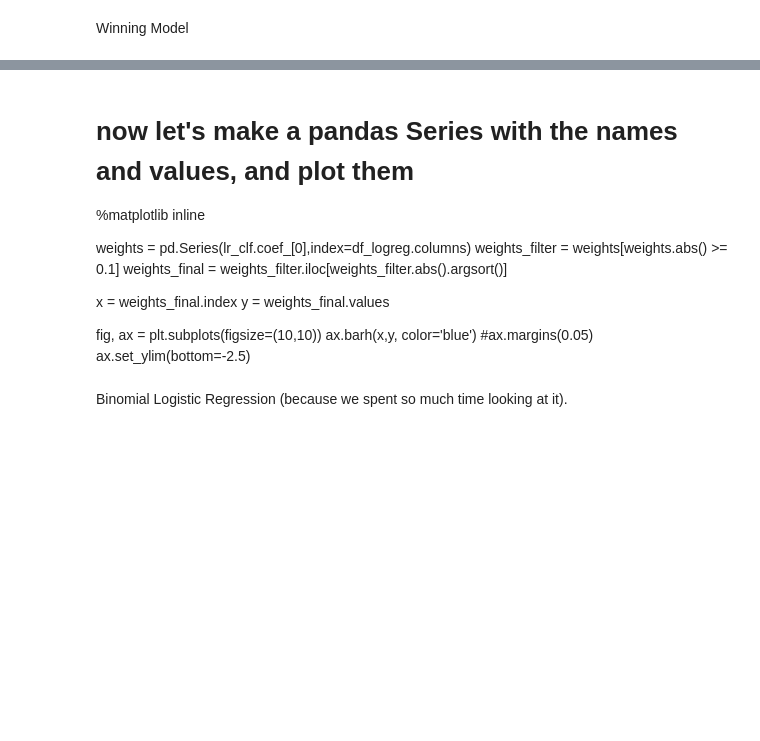
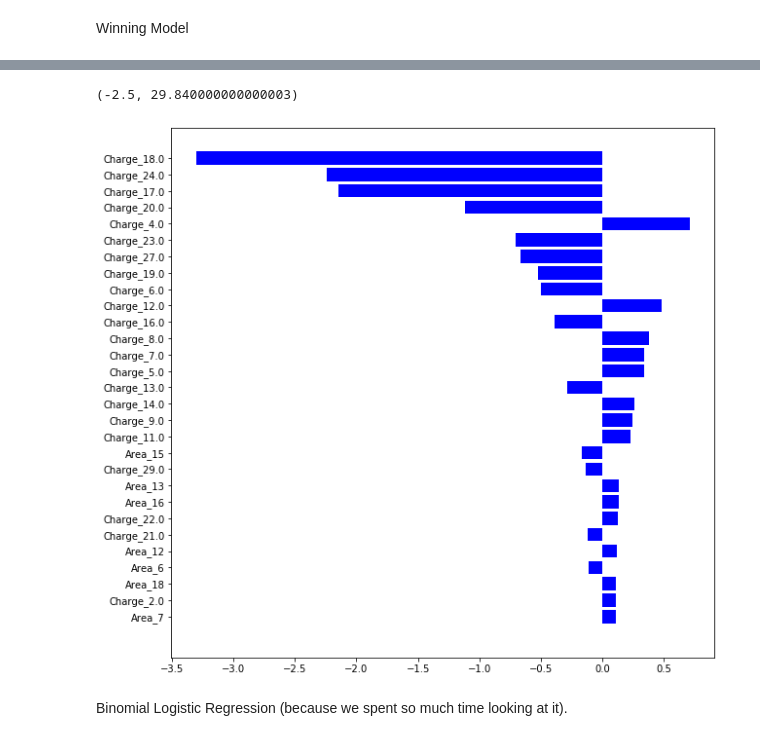
Before and after one commit to EdwardAF-IT/machine-learning-i-group-project, a Jupyter notebook: Code/Lab2_FordFryNavaTan_Final.ipynb, the cells around one changed output, grey strips where cells are left out. Drawn from its saved outputs; the diff is of its cells as text; code cells hidden in the pictures; blank space fills up the shorter version.

Commit message:
More logistic regression code changes

```diff
--- a/Code/Lab2_FordFryNavaTan_Final.ipynb
+++ b/Code/Lab2_FordFryNavaTan_Final.ipynb
@@ -584,0 +574,21 @@ for coef, name in zipped:
+# %%
+%%time
+
+lr_clf = LogisticRegression(multi_class='multinomial', penalty='l2', solver='lbfgs',random_state=1234, class_weight='balanced')
+yhat=np.zeros(y.shape)
+std_scl = StandardScaler()
+
+# create the pipline
+piped_object = Pipeline([('scale', std_scl), ('logit_model', lr_clf)])
+
+# run the pipline corssvalidated
+for train, test in cv_object2.split(X,y):
+    piped_object.fit(X[train],y[train])  # train object
+    yhat[test] = piped_object.predict(X[test])
+
+# it is a little odd getting trained objects from a  pipeline:
+trained_model_from_pipeline = piped_object.named_steps['logit_model']
+print("confusion matrix\n",mt.confusion_matrix(y,yhat))
+print("accuracy", mt.accuracy_score(y,yhat))
+print("precision", mt.precision_score(y,yhat,average='weighted'))
+print("recall", mt.recall_score(y,yhat,average='weighted'))
@@ -585,20 +632,23 @@ for coef, name in zipped:
 # %% [markdown]
 <a id = 'Section_3_b_feature_importance'></a>
-# %% [markdown]
-# now let's make a pandas Series with the names and values, and plot them
-%matplotlib inline
-
-weights = pd.Series(lr_clf.coef_[0],index=df_logreg.columns)
-weights_filter = weights[weights.abs() >= 0.1]
-weights_final = weights_filter.iloc[weights_filter.abs().argsort()]
-
-x = weights_final.index
-y = weights_final.values
-
-fig, ax = plt.subplots(figsize=(10,10))
-ax.barh(x,y, color='blue')
-#ax.margins(0.05)
-ax.set_ylim(bottom=-2.5)
+# %%
+# now let's make a pandas Series with the names and values, and plot them
+%matplotlib inline
+
+weights = pd.Series(trained_model_from_pipeline.coef_[0],index=df_logreg.columns)
+weights_filter = weights[weights.abs() >= 0.1]
+weights_final = weights_filter.iloc[weights_filter.abs().argsort()]
+
+x = weights_final.index
+y = weights_final.values
+
+fig, ax = plt.subplots(figsize=(10,10))
+ax.barh(x,y, color='blue')
+#ax.margins(0.05)
+ax.set_ylim(bottom=-2.5)
+# %% [output]
+(-2.5, 29.840000000000003)
+[figure, added]
 # %% [markdown]
 Binomial Logistic Regression (because we spent so much time looking at it).
 # %%
```
Also changed, not shown: parts of 5 cells of this notebook.
